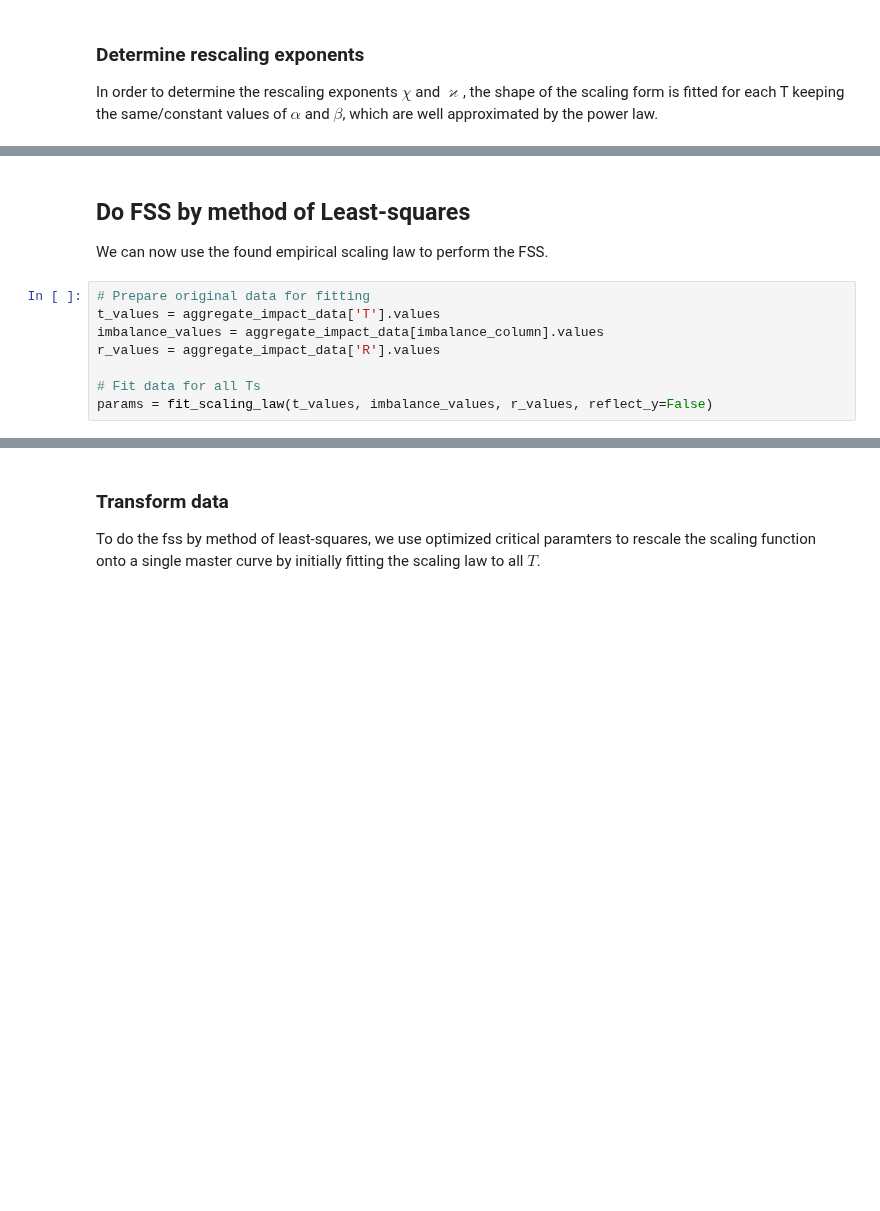
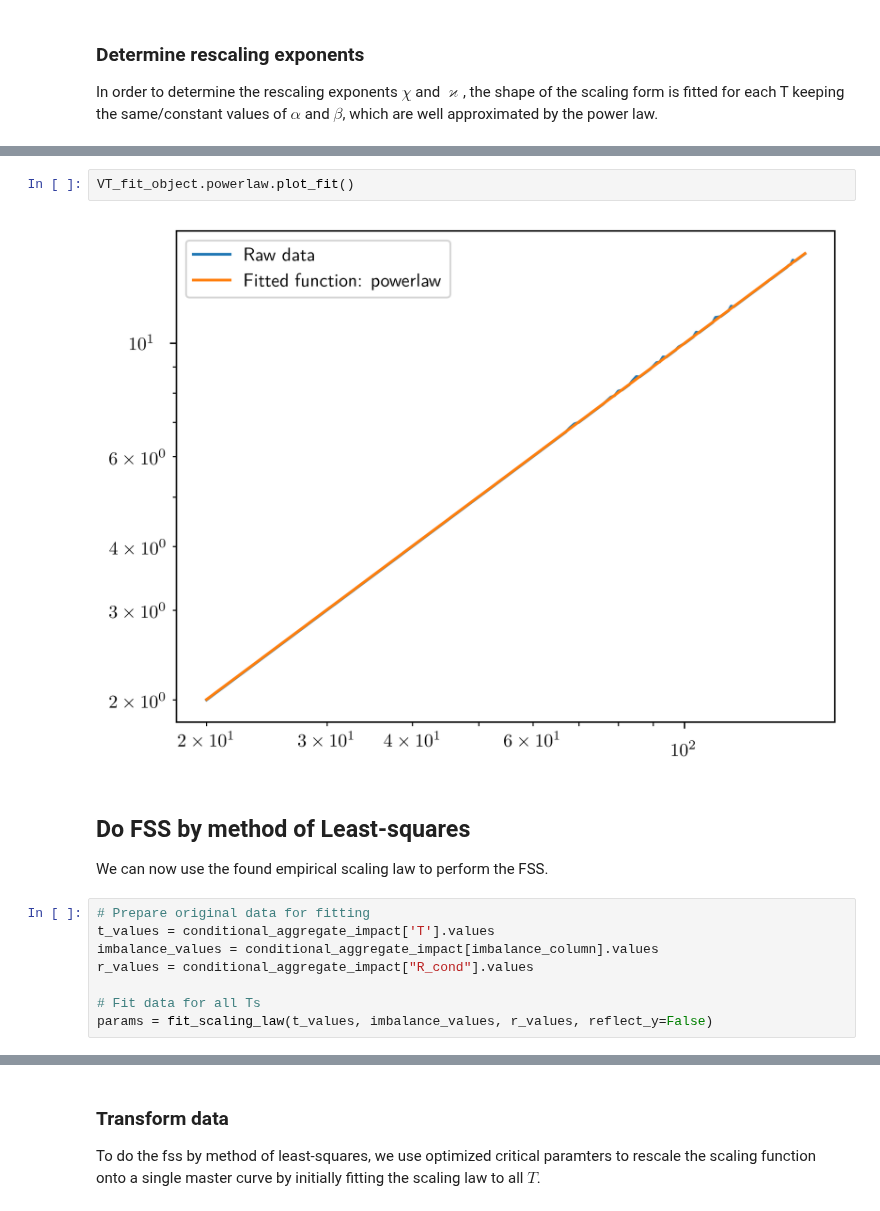
Before and after one commit to anabugaenko/liquidity, a Jupyter notebook: notebooks/MO/price_impact.ipynb, the cells around one changed output, grey strips where cells are left out. Cells and saved outputs as stored; diff of their text form; blank space fills up the shorter version.

```diff
--- a/notebooks/MO/price_impact.ipynb
+++ b/notebooks/MO/price_impact.ipynb
@@ -234,11 +246,15 @@ print(kappa)
+# %%
+VT_fit_object.powerlaw.plot_fit()
+# %% [output]
+[figure, added]
 # %% [markdown]
 ## Do FSS by method of Least-squares
 We can now use the found empirical scaling law to perform the FSS.
 # %%
 # Prepare original data for fitting
-t_values = aggregate_impact_data['T'].values
-imbalance_values = aggregate_impact_data[imbalance_column].values
-r_values = aggregate_impact_data['R'].values
+t_values = conditional_aggregate_impact['T'].values
+imbalance_values = conditional_aggregate_impact[imbalance_column].values
+r_values = conditional_aggregate_impact["R_cond"].values
 
 # Fit data for all Ts
 params = fit_scaling_law(t_values, imbalance_values, r_values, reflect_y=False)
```
Also changed, not shown: parts of 31 cells of this notebook, 16 other files.
